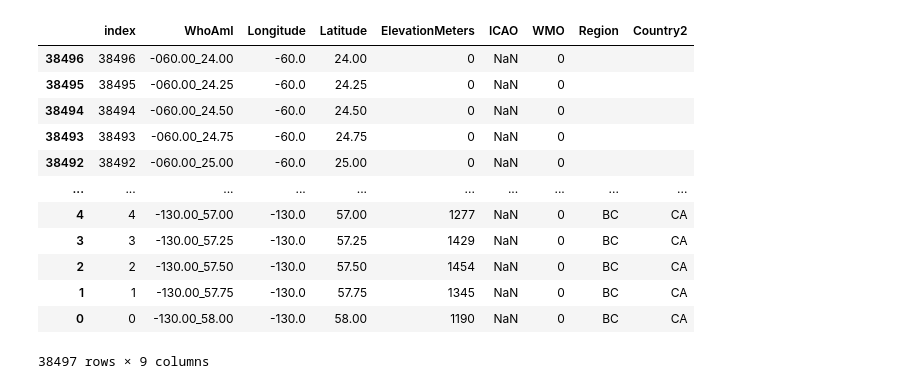
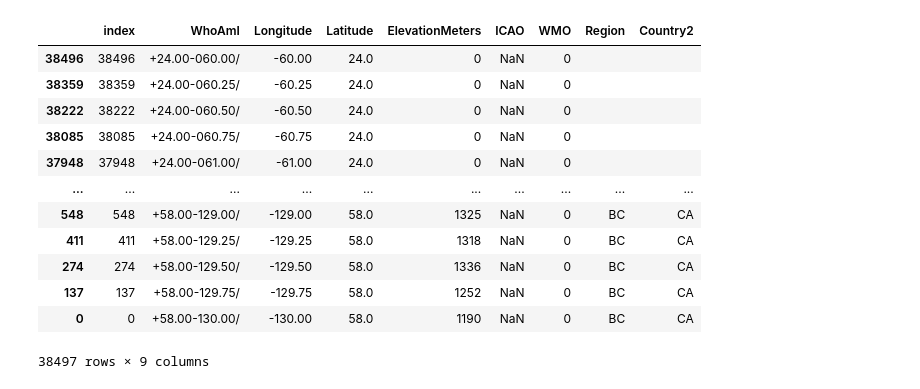
Before and after one commit to fsafdarian/PWW_format, a Jupyter notebook: CSV_to_PWW_SingleRun.ipynb, the cells around one changed output. Drawn from its saved outputs; the diff is of its cells as text; code cells hidden in the pictures.

```diff
--- a/CSV_to_PWW_SingleRun.ipynb
+++ b/CSV_to_PWW_SingleRun.ipynb
@@ -20,27 +20,27 @@ def to_str(x, lens):
 # %%
 df_station=pd.read_csv("station.csv")
 df_station['Region']=df_station['Region'].fillna('')
 df_station['Country2']=df_station['Country2'].fillna('')
 df_station['ElevationMeters']=df_station['ElevationMeters'].astype(int)
 df_station['Region']=df_station['Region'].astype(str)
 df_station['Country2']=df_station['Country2'].astype(str)
 df_station.reset_index(inplace=True)
-df_station['WhoAmI'] = df_station['Longitude'].apply(to_str, args=(6,)) + '_' + df_station['Latitude'].apply(to_str, args=(5,))
+df_station['WhoAmI'] =   '+' + df_station['Latitude'].apply(to_str, args=(5,))+df_station['Longitude'].apply(to_str, args=(6,))+'/'
 df_station['WhoAmI'].drop_duplicates(inplace=True)
 df_station = df_station.sort_values(by=['WhoAmI'])
 LOC=df_station['WhoAmI'].nunique()
 df_station
 # %% [output]
 |  | index | WhoAmI | Longitude | Latitude | ElevationMeters | ICAO | WMO | Region | Country2 |
-| 38496 | 38496 | -060.00_24.00 | -60.0 | 24.00 | 0 | NaN | 0 |  |  |
-| 38495 | 38495 | -060.00_24.25 | -60.0 | 24.25 | 0 | NaN | 0 |  |  |
-| 38494 | 38494 | -060.00_24.50 | -60.0 | 24.50 | 0 | NaN | 0 |  |  |
-| 38493 | 38493 | -060.00_24.75 | -60.0 | 24.75 | 0 | NaN | 0 |  |  |
-| 38492 | 38492 | -060.00_25.00 | -60.0 | 25.00 | 0 | NaN | 0 |  |  |
+| 38496 | 38496 | +24.00-060.00/ | -60.00 | 24.0 | 0 | NaN | 0 |  |  |
+| 38359 | 38359 | +24.00-060.25/ | -60.25 | 24.0 | 0 | NaN | 0 |  |  |
+| 38222 | 38222 | +24.00-060.50/ | -60.50 | 24.0 | 0 | NaN | 0 |  |  |
+| 38085 | 38085 | +24.00-060.75/ | -60.75 | 24.0 | 0 | NaN | 0 |  |  |
+| 37948 | 37948 | +24.00-061.00/ | -61.00 | 24.0 | 0 | NaN | 0 |  |  |
 | ... | ... | ... | ... | ... | ... | ... | ... | ... | ... |
-| 4 | 4 | -130.00_57.00 | -130.0 | 57.00 | 1277 | NaN | 0 | BC | CA |
-| 3 | 3 | -130.00_57.25 | -130.0 | 57.25 | 1429 | NaN | 0 | BC | CA |
-| 2 | 2 | -130.00_57.50 | -130.0 | 57.50 | 1454 | NaN | 0 | BC | CA |
-| 1 | 1 | -130.00_57.75 | -130.0 | 57.75 | 1345 | NaN | 0 | BC | CA |
-| 0 | 0 | -130.00_58.00 | -130.0 | 58.00 | 1190 | NaN | 0 | BC | CA |
+| 548 | 548 | +58.00-129.00/ | -129.00 | 58.0 | 1325 | NaN | 0 | BC | CA |
+| 411 | 411 | +58.00-129.25/ | -129.25 | 58.0 | 1318 | NaN | 0 | BC | CA |
+| 274 | 274 | +58.00-129.50/ | -129.50 | 58.0 | 1336 | NaN | 0 | BC | CA |
+| 137 | 137 | +58.00-129.75/ | -129.75 | 58.0 | 1252 | NaN | 0 | BC | CA |
+| 0 | 0 | +58.00-130.00/ | -130.00 | 58.0 | 1190 | NaN | 0 | BC | CA |
 38497 rows × 9 columns
```
Also changed, not shown: parts of 5 cells of this notebook.
